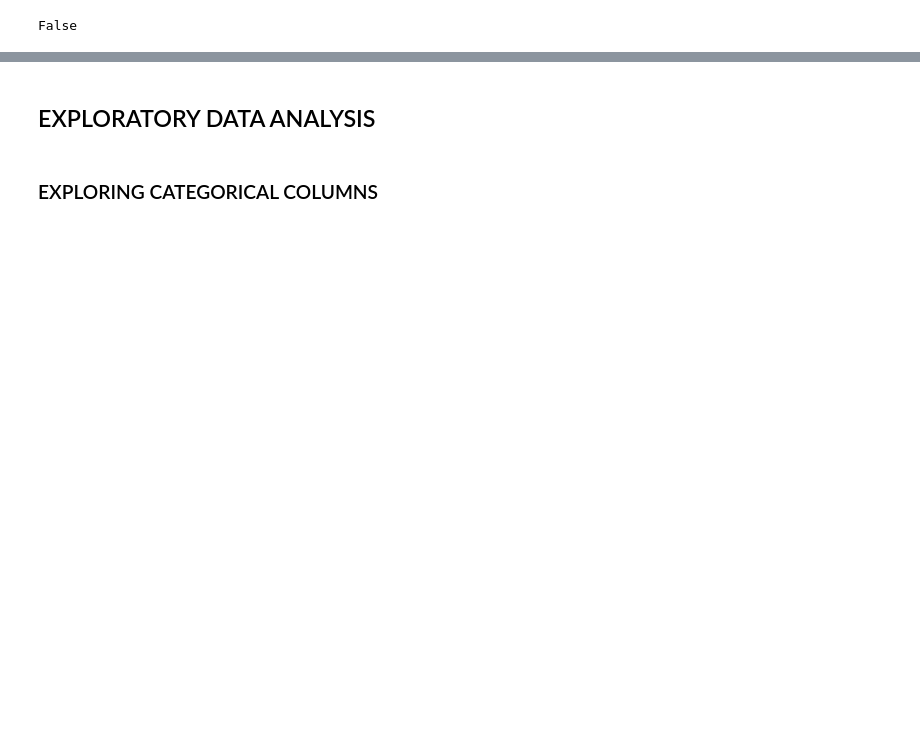
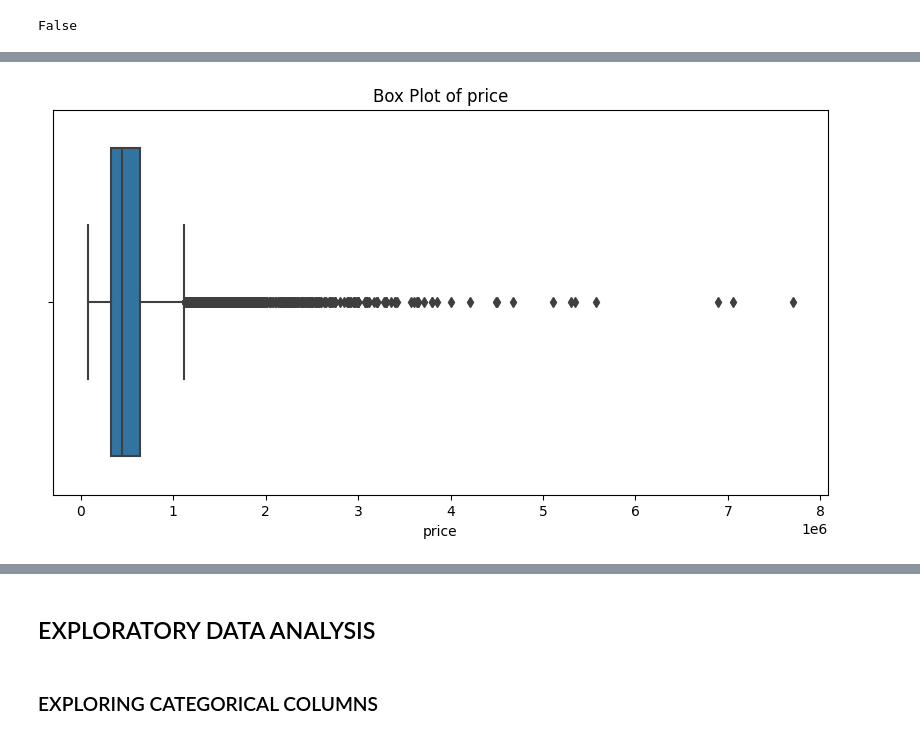
Before and after one commit to robbymumo/DSF-FT06-GROUP-2-PHASE---PROJECT, a Jupyter notebook: student.ipynb, the cells around one changed output, grey strips where cells are left out. Cells and saved outputs as stored; diff of their text form; code cells hidden in the pictures; blank space fills up the shorter version.

```diff
--- a/student.ipynb
+++ b/student.ipynb
@@ -161,6 +220,0 @@ concerned
-# %%
-# Group the DataFrame by 'zipcode' and calculate the mode for 'waterfront' within each group
-mode_waterfront_by_zipcode = df.groupby('zipcode')['waterfront'].apply(lambda x: x.mode().iloc[0])
-
-# Fill missing 'waterfront' values based on the 'zipcode' mode
-df['waterfront'] = df.apply(lambda row: mode_waterfront_by_zipcode[row['zipcode']] if pd.isna(row['waterfront']) else row['waterfront'], axis=1)
@@ -246,0 +328,21 @@ plt.show()
+# %%
+
+def create_box_plot(data, column):
+
+    # Create a single subplot
+    fig, ax = plt.subplots(figsize=(10, 5))
+
+    # Plot the box plot
+    sns.boxplot(x=data[column], ax=ax, orient='h')
+
+    # Set the title and x-label based on the column name
+    ax.set_title(f'Box Plot of {column}')
+    ax.set_xlabel(column)
+
+    return ax
+# %%
+# Create a box plot for the 'price' column
+create_box_plot(df, 'price')
+plt.show()
+# %% [output]
+[figure, added]
```
Also changed, not shown: parts of 130 cells of this notebook, 1 other file.
